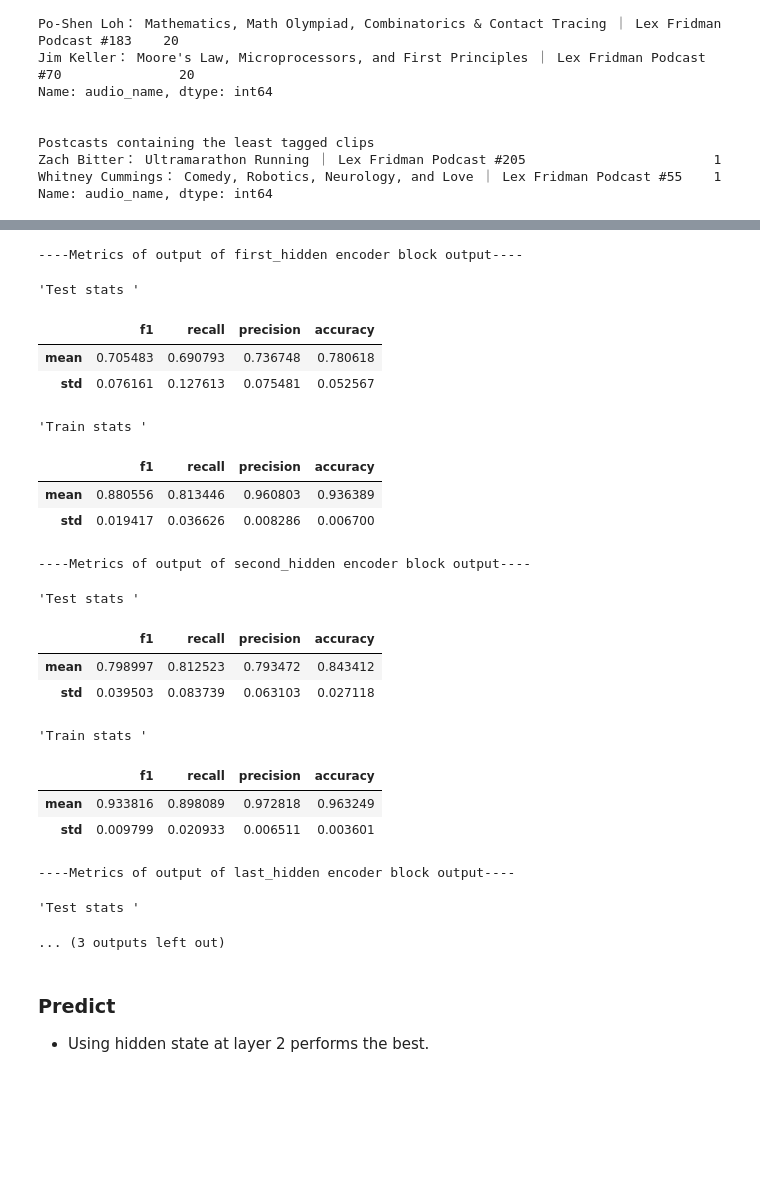
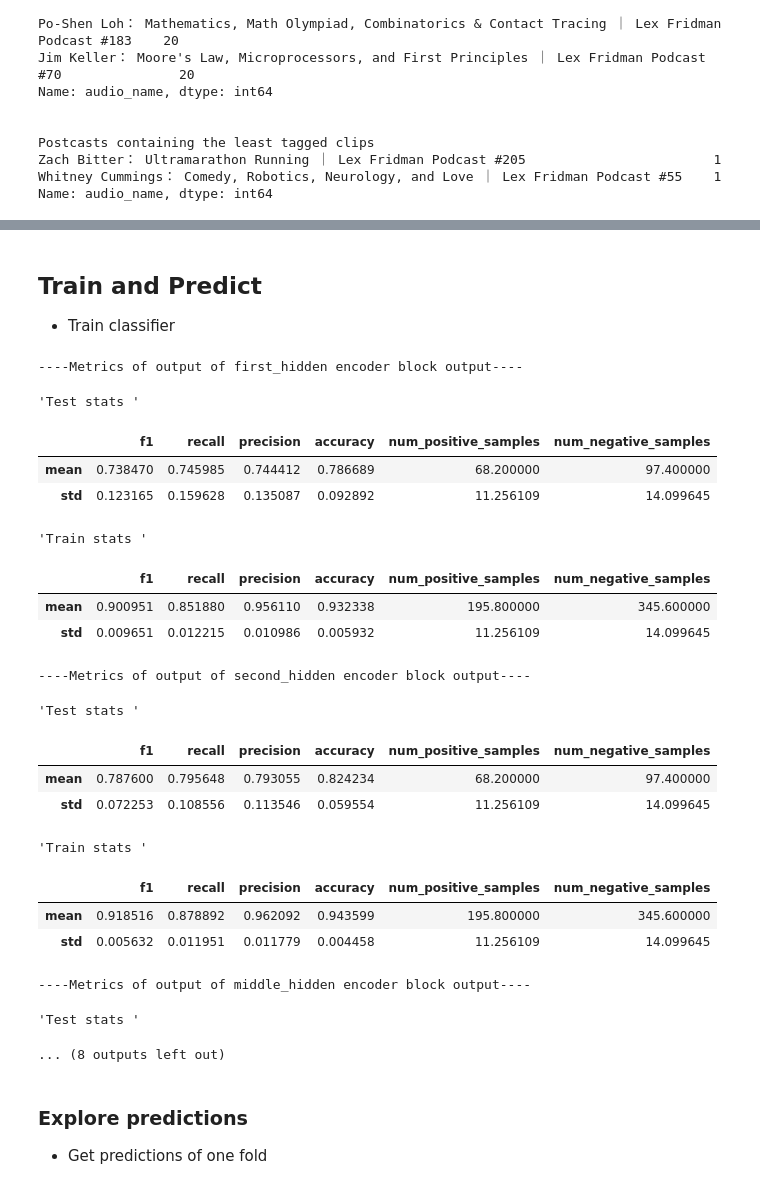
Before and after one commit to sidhantls/lexpod-speaker-prediction, a Jupyter notebook: speaker_prediction/train_speaker_prediction.ipynb, the cells around one changed output, grey strips where cells are left out. Saved outputs shown, nothing was run; the diff lists cells and outputs as text; code cells hidden in the pictures; blank space fills up the shorter version.

```diff
--- a/speaker_prediction/train_speaker_prediction.ipynb
+++ b/speaker_prediction/train_speaker_prediction.ipynb
@@ -27,3 +25,6 @@ model = whisper.load_model("small.en")
+# %%
+# if this model is too slow, try the other smaller models such as small.en and base.en
+model = whisper.load_model("medium.en")
 # %% [markdown]
 ### Labelled dataset
 
@@ -93,6 +138,7 @@ idx_to_path = {idx: path for idx, path in enumerate(audio_paths)}
 hidden_l1 = []
 hidden_l2 = []
 hidden_last = []
+hidden_middle = []
 
 metadata_outputs = []
 for audio_path in tqdm(audio_paths, total=len(audio_paths), disable=False):
@@ -113,9 +159,10 @@ for audio_path in tqdm(audio_paths, total=len(audio_paths), disable=False):
     del _
 
     # get various hidden states of enocder
-    hidden_l1.append(model.encoder.encoder_out1.cpu())
-    hidden_l2.append(model.encoder.encoder_out2.cpu())
-    hidden_last.append(model.encoder.encoder_out_last.cpu())
+    hidden_l1.append(get_feature_vector3(model.encoder.encoder_out1.cpu()))
+    hidden_l2.append(get_feature_vector3(model.encoder.encoder_out2.cpu()))
+    hidden_last.append(get_feature_vector3(model.encoder.encoder_out_last.cpu()))
+    hidden_middle.append(get_feature_vector3(model.encoder.encoder_out_middle.cpu()))
 
 
     metadata_outputs.append({"metadata": None, "audio_path": audio_path.name})
@@ -203,7 +184,7 @@ import numpy as np
 
 def cv_split(df, seed=42):
     """
-    Split on speaker
+    Split on podcast
     """
 
     import random
@@ -212,10 +193,9 @@ def cv_split(df, seed=42):
 
     subdf = df[df['audio_idx'] >= 0]
 
-    # negative audio_idx are not manually labelled, heuristically labelled.
+    # negative audio_idxs are not manually labelled, heuristically labelled.
     # Near 100% are accurate, but speech pattern is same so only use few samples
-#     augmented_df = df[df['audio_idx'] < -1].sample(15)
-    augmented_df = pd.DataFrame()
+    augmented_df = df[df['audio_idx'] < -1].sample(50)
 
     # split based on speakerid
     sources = list(subdf['audio_name'].unique())
@@ -311,9 +292,15 @@ def train_eval(X, splits):
         pred_train = pipeline.predict(X_train)
         pred_test = pipeline.predict(X_test)
 
+        m1 = get_metrics(y_train, pred_train)
+        m1['num_positive_samples'] = (y_train==1).sum()
+        m1['num_negative_samples'] = (y_train==0).sum()
+        train_metrics.append(m1)
 
-        train_metrics.append(get_metrics(y_train, pred_train))
-        test_metrics.append(get_metrics(y_test, pred_test))
+        m2 = get_metrics(y_test, pred_test)
+        m2['num_positive_samples'] = (y_test==1).sum()
+        m2['num_negative_samples'] = (y_test==0).sum()
+        test_metrics.append(m2)
 
         fold_df = test_df.copy()
         fold_df['preds'] = pred_test
@@ -345,36 +320,36 @@ def train_eval(X, splits):
+# %% [markdown]
+## Train and Predict
+* Train classifier
 # %%
 # utilize different hidden states for training and evaluate
-for X, hidden_name in zip([hidden_l1, hidden_l2, hidden_last], ['first_hidden', 'second_hidden', 'last_hidden']):
-
-    # create features.
-    # X_use: (num_samples, 768 * 2)
-    X_use = get_feature_vector3(X)
+for X, hidden_name in zip([hidden_l1, hidden_l2, hidden_last, hidden_middle], ['first_hidden', 'second_hidden', 'middle_hidden',  'last_hidden']):
+    X_use = torch.cat(X, dim=0)
 
     print(f'\n----Metrics of output of {hidden_name} encoder block output----\n')
     train_metrics, test_metrics, pred_dfs = train_eval(X_use, splits)
 # %% [output]
 ----Metrics of output of first_hidden encoder block output----
 'Test stats '
-|  | f1 | recall | precision | accuracy |
-| mean | 0.705483 | 0.690793 | 0.736748 | 0.780618 |
-| std | 0.076161 | 0.127613 | 0.075481 | 0.052567 |
+|  | f1 | recall | precision | accuracy | num_positive_samples | num_negative_samples |
+| mean | 0.738470 | 0.745985 | 0.744412 | 0.786689 | 68.200000 | 97.400000 |
+| std | 0.123165 | 0.159628 | 0.135087 | 0.092892 | 11.256109 | 14.099645 |
 'Train stats '
-|  | f1 | recall | precision | accuracy |
-| mean | 0.880556 | 0.813446 | 0.960803 | 0.936389 |
-| std | 0.019417 | 0.036626 | 0.008286 | 0.006700 |
+|  | f1 | recall | precision | accuracy | num_positive_samples | num_negative_samples |
+| mean | 0.900951 | 0.851880 | 0.956110 | 0.932338 | 195.800000 | 345.600000 |
+| std | 0.009651 | 0.012215 | 0.010986 | 0.005932 | 11.256109 | 14.099645 |
 ----Metrics of output of second_hidden encoder block output----
 'Test stats '
-|  | f1 | recall | precision | accuracy |
-| mean | 0.798997 | 0.812523 | 0.793472 | 0.843412 |
-| std | 0.039503 | 0.083739 | 0.063103 | 0.027118 |
+|  | f1 | recall | precision | accuracy | num_positive_samples | num_negative_samples |
+| mean | 0.787600 | 0.795648 | 0.793055 | 0.824234 | 68.200000 | 97.400000 |
+| std | 0.072253 | 0.108556 | 0.113546 | 0.059554 | 11.256109 | 14.099645 |
 'Train stats '
-|  | f1 | recall | precision | accuracy |
-| mean | 0.933816 | 0.898089 | 0.972818 | 0.963249 |
-| std | 0.009799 | 0.020933 | 0.006511 | 0.003601 |
+|  | f1 | recall | precision | accuracy | num_positive_samples | num_negative_samples |
+| mean | 0.918516 | 0.878892 | 0.962092 | 0.943599 | 195.800000 | 345.600000 |
+| std | 0.005632 | 0.011951 | 0.011779 | 0.004458 | 11.256109 | 14.099645 |
-----Metrics of output of last_hidden encoder block output----
+----Metrics of output of middle_hidden encoder block output----
 'Test stats '
-... (3 outputs left out)
+... (8 outputs left out)
-# %% [markdown]
-### Predict
-* Using hidden state at layer 2 performs the best.
+# %% [markdown]
+### Explore predictions
+* Get predictions of one fold
 # %%
```
Also changed, not shown: parts of 16 cells of this notebook.
